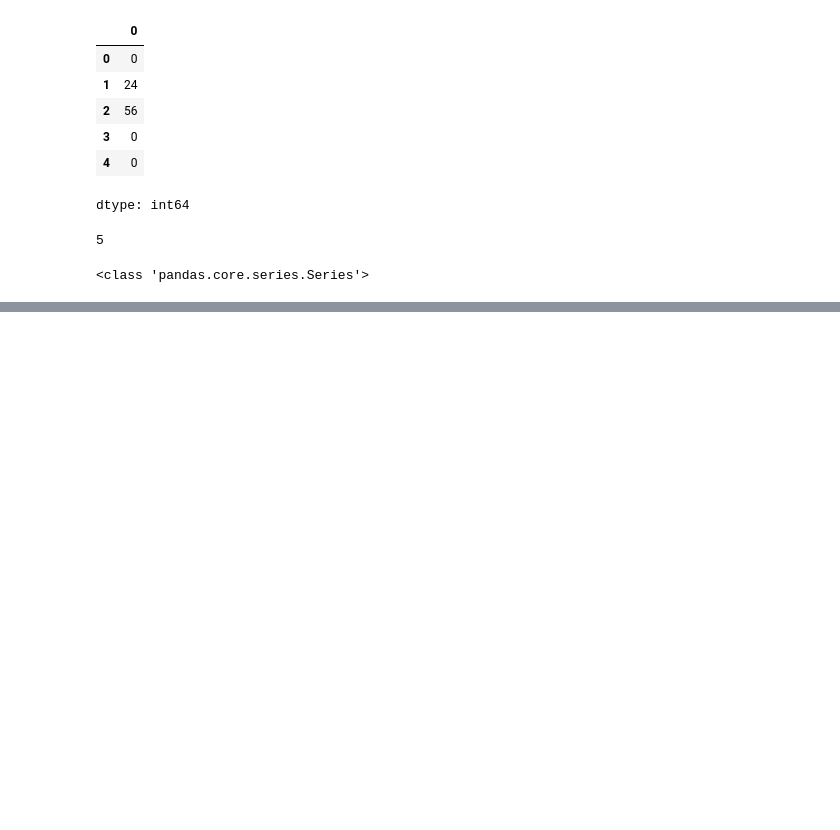
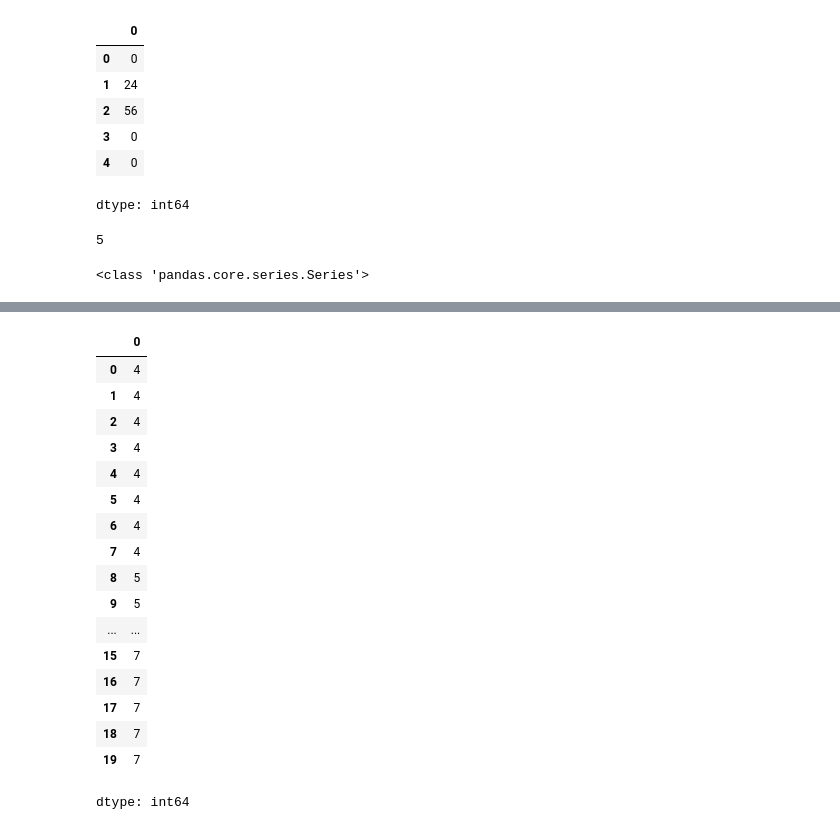
Before and after one commit to NehalPisalkar/Nehal2025, a Jupyter notebook: (BASICS_OF_PANDAS)2.ipynb, the cells around one changed output, grey strips where cells are left out. Cells and saved outputs as stored; diff of their text form; code cells hidden in the pictures; blank space fills up the shorter version.

```diff
--- a/(BASICS_OF_PANDAS)2.ipynb
+++ b/(BASICS_OF_PANDAS)2.ipynb
@@ -267,0 +351,22 @@ print(type(runs_ser))
+# %%
+temp = pd.Series([1,1,2,2,3,3,4,4,5,5,6,6,7,7,8,8,9,9,10,10])
+temp.clip(4,7)
+# %% [output]
+|  | 0 |
+| 0 | 4 |
+| 1 | 4 |
+| 2 | 4 |
+| 3 | 4 |
+| 4 | 4 |
+| 5 | 4 |
+| 6 | 4 |
+| 7 | 4 |
+| 8 | 5 |
+| 9 | 5 |
+| ... | ... |
+| 15 | 7 |
+| 16 | 7 |
+| 17 | 7 |
+| 18 | 7 |
+| 19 | 7 |
+dtype: int64
```
Also changed, not shown: parts of 18 cells of this notebook.
